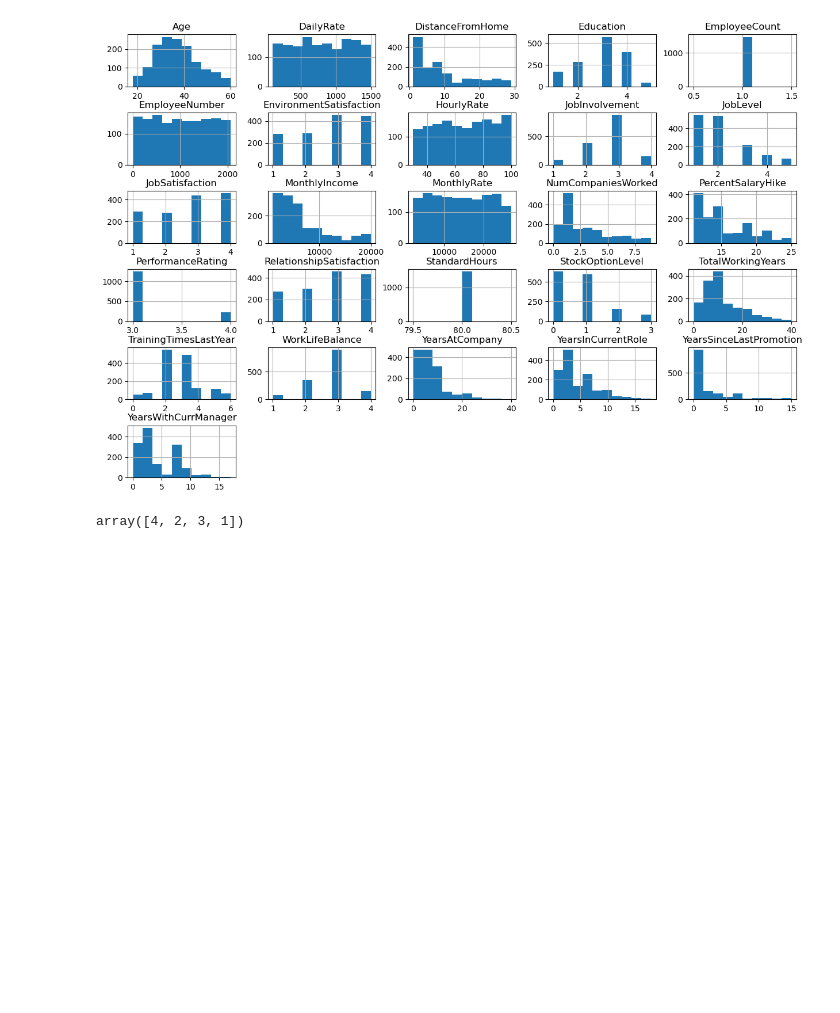
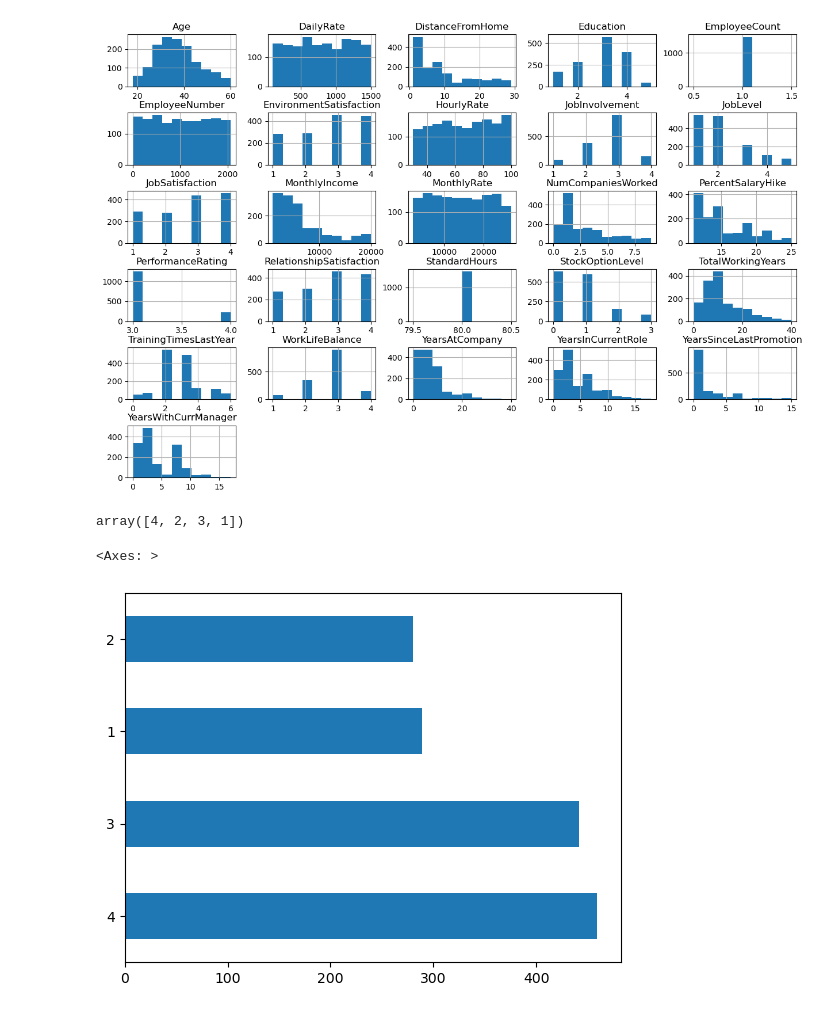
Before and after one commit to loveleenb/HR-Analytics, a Jupyter notebook: Notebooks/HR-data-wrangling.ipynb, the cells around one changed output. Cells and saved outputs as stored; diff of their text form; code cells hidden in the pictures; blank space fills up the shorter version.

Commit message:
Adding data wrangling

```diff
--- a/Notebooks/HR-data-wrangling.ipynb
+++ b/Notebooks/HR-data-wrangling.ipynb
@@ -326,3 +403,8 @@ plt.subplots_adjust(hspace=0.5);
 hr_data.JobSatisfaction.unique()
 # %% [output]
 array([4, 2, 3, 1])
+# %%
+hr_data.JobSatisfaction.value_counts().plot(kind=('barh'))
+# %% [output]
+<Axes: >
+[figure, added]
```
Also changed, not shown: parts of 31 cells of this notebook, 1 other file.
